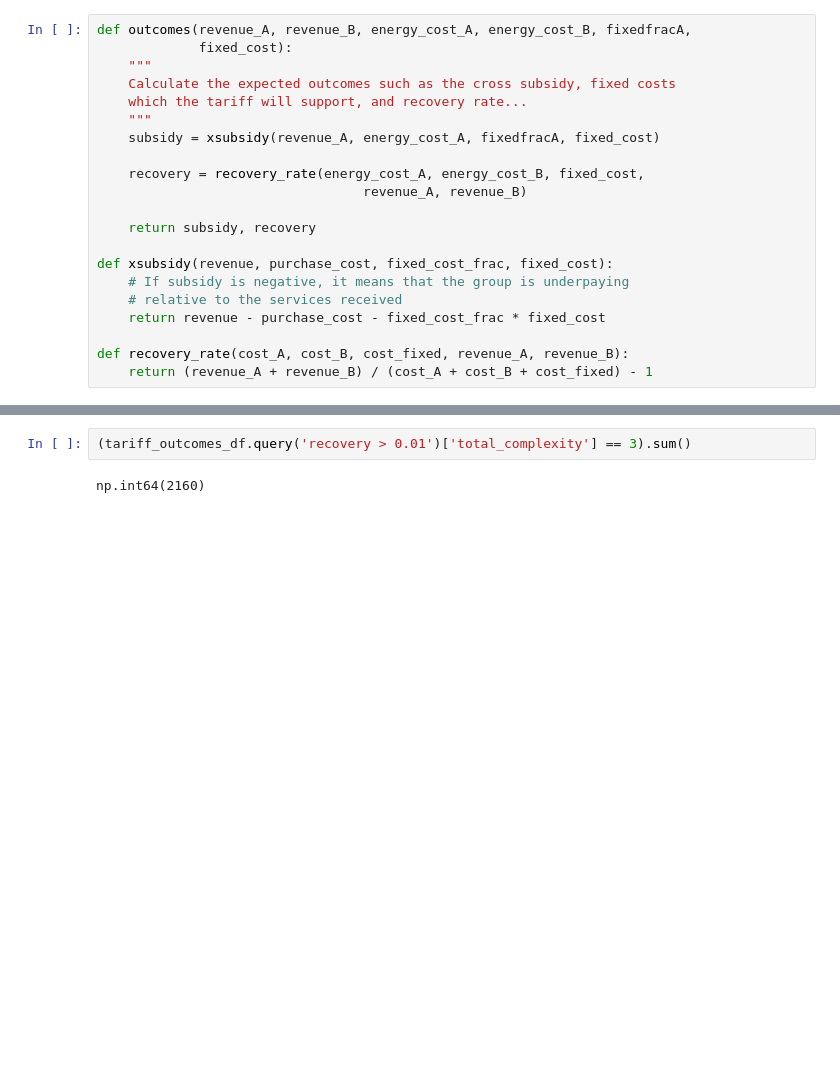
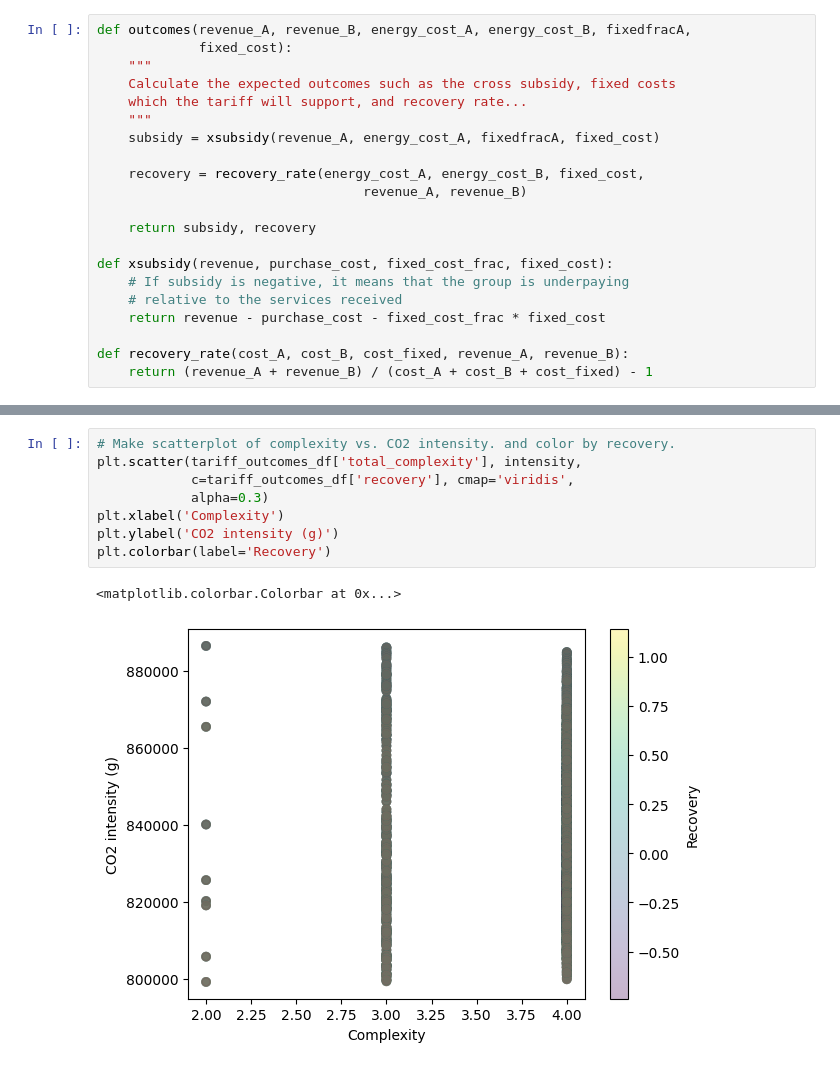
Before and after one commit to dshen109/tariff-design-problem, a Jupyter notebook: notebooks/tariff-generator.ipynb, the cells around one changed output, grey strips where cells are left out. Saved outputs shown, nothing was run; the diff lists cells and outputs as text; blank space fills up the shorter version.

```diff
--- a/notebooks/tariff-generator.ipynb
+++ b/notebooks/tariff-generator.ipynb
@@ -384,4 +426,11 @@ print(fixed_charges_supported.max())
 # %%
-(tariff_outcomes_df.query('recovery > 0.01')['total_complexity'] == 3).sum()
+# Make scatterplot of complexity vs. CO2 intensity. and color by recovery.
+plt.scatter(tariff_outcomes_df['total_complexity'], intensity,
+            c=tariff_outcomes_df['recovery'], cmap='viridis',
+            alpha=0.3)
+plt.xlabel('Complexity')
+plt.ylabel('CO2 intensity (g)')
+plt.colorbar(label='Recovery')
 # %% [output]
-np.int64(2160)
+<matplotlib.colorbar.Colorbar at 0x...>
+[figure, added]
```
Also changed, not shown: parts of 9 cells of this notebook, 6 other files.
